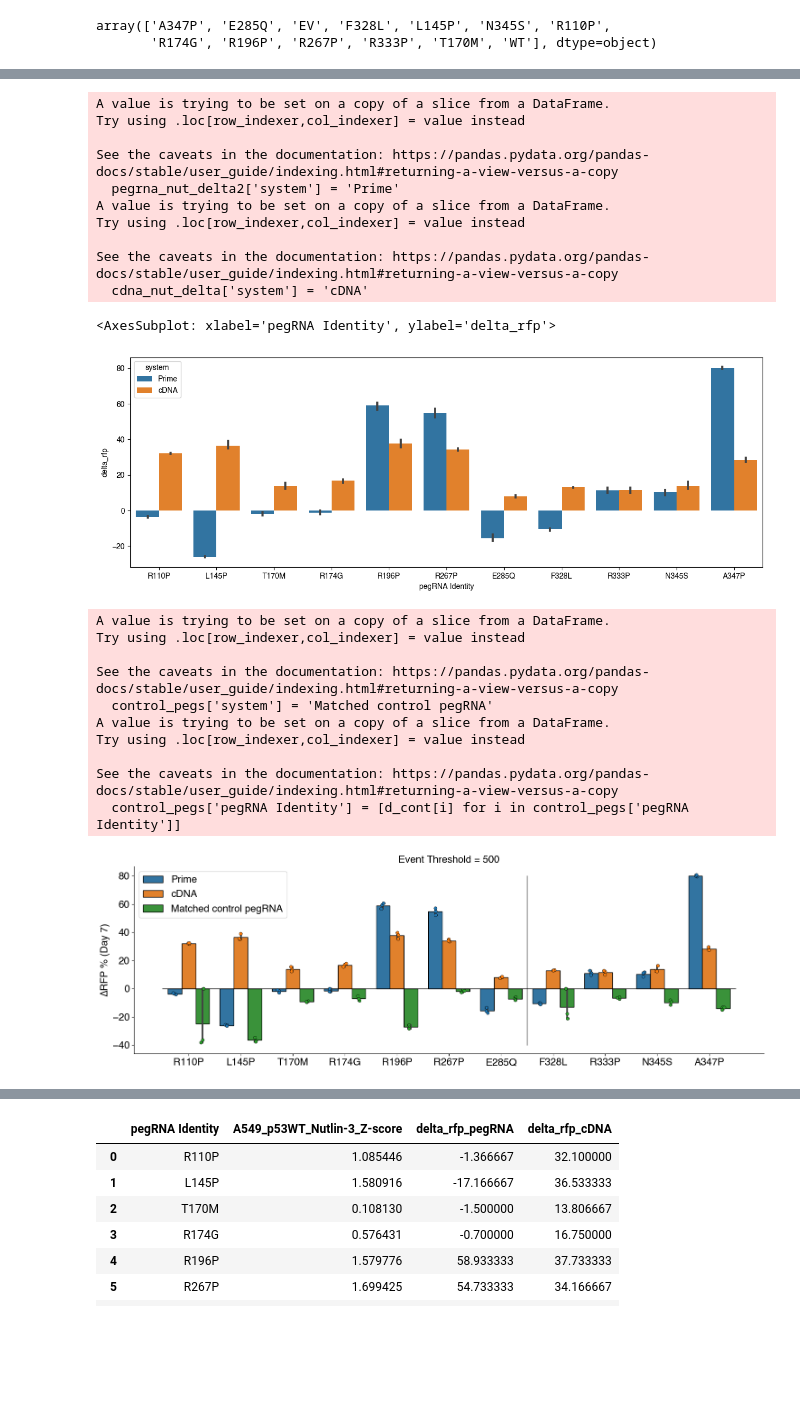
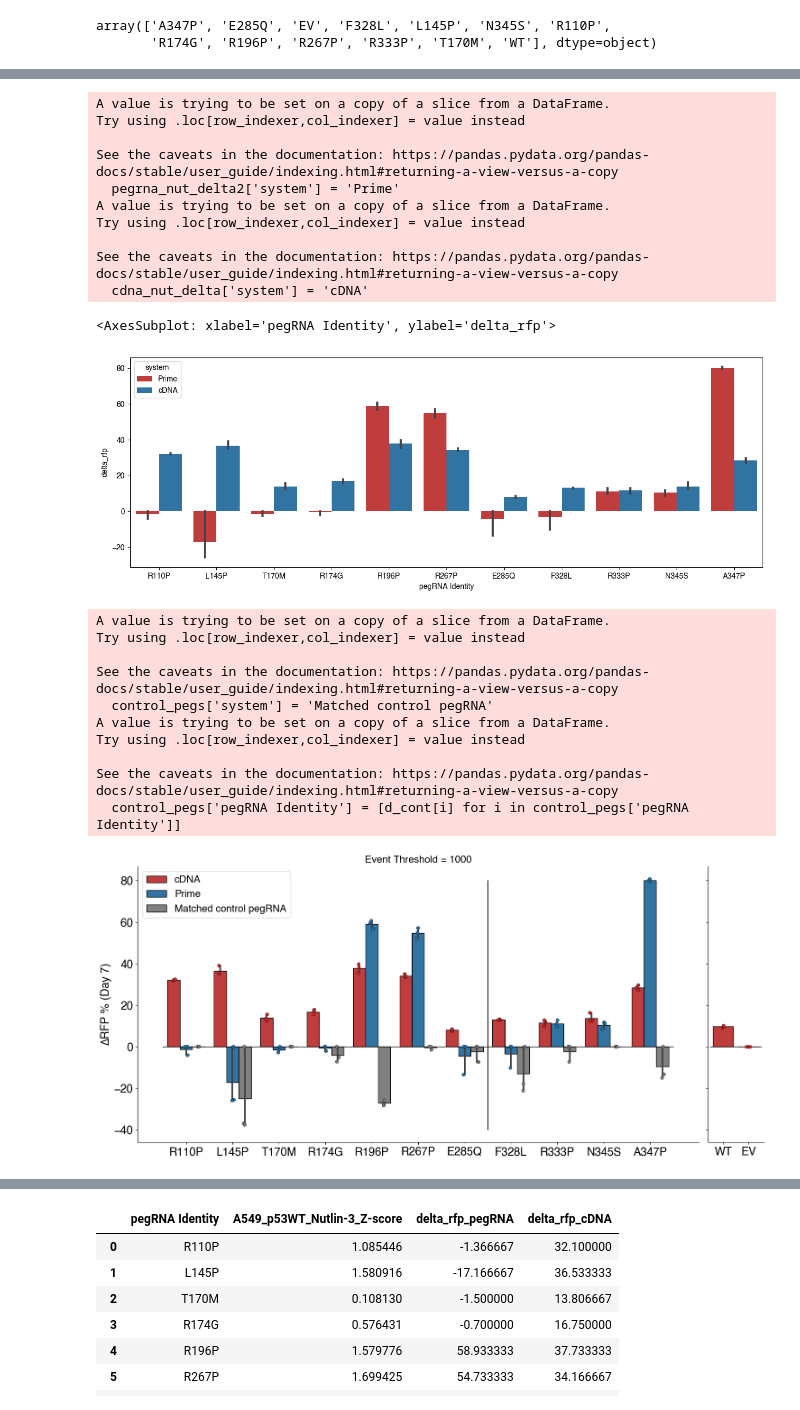
Before and after one commit to samgould2/p53-prime-editing-sensor, a Jupyter notebook: figure6.ipynb, the cells around one changed output, grey strips where cells are left out. Drawn from its saved outputs; the diff is of its cells as text; code cells hidden in the pictures; blank space fills up the shorter version.

Commit message:
figure updates

```diff
--- a/figure6.ipynb
+++ b/figure6.ipynb
@@ -738,7 +738,7 @@ match_df2 = match_df[1:7]
 a549 = read_samples(t0_df, match_df2)
 a549['pegRNA Identity'] = [i.upper() for i in a549['pegRNA Identity']]
 #a549 = a549[a549['pegRNA Identity']!='CONTROL']
-a549 = event_correction(a549, timepoint_final=3, event_threshold=500).drop(columns='index')
+a549 = event_correction(a549, timepoint_final=3, event_threshold=1000).drop(columns='index')
 # %%
 plot_df = a549
 
@@ -1023,14 +1023,14 @@ cdna_t0_day7
 | 248 | 13 | NaN | 10076 | 0.02000 | NaN | NaN | CONTROL | Treated | NaN | ... |
 165 rows × 10 columns
 # %%
-corr_d0_d7 = event_correction(cdna_t0_day7, timepoint_final=1, event_threshold=500)
+corr_d0_d7 = event_correction(cdna_t0_day7, timepoint_final=1, event_threshold=1000)
 # %%
 plot_df = corr_d0_d7
 
 #and plotting
 s1 = np.unique(plot_df['cDNA Identity'])
 samp_dict = dict(zip(list(range(1, len(s1)+1)), s1))
-
+h = ['Treated', 'Untreated']
 fig, ax = plt.subplots(6,5, figsize=(20,20), sharex=True, sharey=True)
 for i in range(6):
     for k in range(5):
@@ -1038,8 +1038,8 @@ for i in range(6):
         col = k
         sample_num = k +1+ i*5
         if sample_num<=len(s1):
-            sns.lineplot(data = plot_df[plot_df['cDNA Identity']==samp_dict[sample_num]], x='Timepoint', y='RFP+ %', hue='Treatment', ax = ax[row][col], legend=False)
-            sns.scatterplot(data = plot_df[plot_df['cDNA Identity']==samp_dict[sample_num]], x='Timepoint', y='RFP+ %', hue='Treatment', style = 'Corrected', markers=['o', 'X'], ax = ax[row][col], legend=False)
+            sns.lineplot(data = plot_df[plot_df['cDNA Identity']==samp_dict[sample_num]], x='Timepoint', y='RFP+ %', hue='Treatment', hue_order = h, ax = ax[row][col], legend=True)
+            sns.scatterplot(data = plot_df[plot_df['cDNA Identity']==samp_dict[sample_num]], x='Timepoint', y='RFP+ %', hue='Treatment', hue_order = h,style = 'Corrected', markers=['o', 'X'], ax = ax[row][col], legend=False)
             if sample_num<=29:
                 tit = samp_dict[sample_num]
                 ax[row][col].set_title(tit)
@@ -1101,7 +1101,7 @@ def fold_change_calc(df, key1 = 'pegRNA Identity', timepoints=2):
 
 delta_cdna = fold_change_calc(corr_d0_d7, key1 = 'cDNA Identity', timepoints=1)
 
-delta_pegrna = fold_change_calc(a549, key1 = 'pegRNA Identity', timepoints=1)
+delta_pegrna = fold_change_calc(a549, key1 = 'pegRNA Identity', timepoints=3)
 # %% [output]
 A value is trying to be set on a copy of a slice from a DataFrame.
 Try using .loc[row_indexer,col_indexer] = value instead
@@ -1171,7 +1171,7 @@ Try using .loc[row_indexer,col_indexer] = value instead
 See the caveats in the documentation: https://pandas.pydata.org/pandas-docs/stable/user_guide/indexing.html#returning-a-view-versus-a-copy
   cdna_nut_delta['system'] = 'cDNA'
 <AxesSubplot: xlabel='pegRNA Identity', ylabel='delta_rfp'>
-[figure, old version]
+[figure, new version]
 # %%
 control_pegs = pegrna_nut_delta[~pegrna_nut_delta['pegRNA Identity'].isin(l_mat)]
 controls = list(np.unique(control_pegs['pegRNA Identity']))
@@ -1181,39 +1181,54 @@ d_cont = dict(zip(controls, noncont))
 # %%
 control_pegs = pegrna_nut_delta[~pegrna_nut_delta['pegRNA Identity'].isin(l_mat)]
 control_pegs['system'] = 'Matched control pegRNA'
 
 control_pegs['pegRNA Identity'] = [d_cont[i] for i in control_pegs['pegRNA Identity']]
 
 a345 = pd.concat((combined_peg_cdna, control_pegs)).reset_index()
 order = ['R110P','L145P', 'T170M','R174G', 'R196P','R267P','E285Q','F328L','R333P','N345S', 'A347P',]
 
-fig, ax = plt.subplots(figsize=(15,5))
-sns.barplot(data=a345 , x='pegRNA Identity', y='delta_rfp', hue='system', order=order, linewidth=1, edgecolor='black')
-sns.stripplot(data=a345 , x='pegRNA Identity', y='delta_rfp', hue='system', order=order, dodge=True, linewidth=.5, edgecolor='black', legend=False)
-ax.tick_params(axis='both', which='major', labelsize=16)
-ax.spines['top'].set_visible(False)
-ax.spines['right'].set_visible(False)
+colors = ["tab:red", "tab:blue", "grey"]
+# Set your custom color palette
+sns.set_palette(sns.color_palette(colors))
 
-ax.set_ylabel('∆RFP % (Day 7)', fontsize=16)
-ax.set_xlabel('')
+hue_order=['cDNA','Prime', 'Matched control pegRNA']
 
-ax.plot([0-.5,10+.5], [0,0], color='black', linewidth=1)
-ax.plot([6.5,6.5], [-40,80], color='black', linewidth=1)
-ax.legend(fontsize=16)
-ax.set_title('Event Threshold = 500', fontsize=16)
+fig, ax = plt.subplots(1,2, figsize=(15,7), width_ratios=[10,1], sharey=True)
+sns.barplot(data=a345 , x='pegRNA Identity', y='delta_rfp', hue='system', hue_order=hue_order, order=order, linewidth=1, edgecolor='black', ax=ax[0])
+sns.stripplot(data=a345 , x='pegRNA Identity', y='delta_rfp', hue='system', hue_order=hue_order,order=order, dodge=True, linewidth=.5, edgecolor='black', legend=False, ax=ax[0])
+order2 = ['WT', 'EV']
+sns.barplot(data=a345 , x='pegRNA Identity', y='delta_rfp',color='tab:red', order=order2, linewidth=1, edgecolor='black', ax=ax[1])
+sns.stripplot(data=a345 , x='pegRNA Identity', y='delta_rfp', color='tab:red',order=order2, dodge=True, linewidth=.5, edgecolor='black', legend=False, ax=ax[1])
+ax[0].tick_params(axis='both', which='major', labelsize=18)
+ax[1].tick_params(axis='both', which='major', labelsize=18)
+ax[0].spines[['top', 'right']].set_visible(False)
+ax[1].spines[['top', 'right']].set_visible(False)
+
+ax[0].set_ylabel('∆RFP % (Day 7)', fontsize=18)
+ax[1].set_ylabel('', fontsize=18)
+ax[0].set_xlabel('')
+ax[1].set_xlabel('')
+
+ax[0].plot([0-.5,10+.5], [0,0], color='black', linewidth=1)
+ax[1].plot([0-.5,1+.5], [0,0], color='black', linewidth=1)
+ax[0].plot([6.5,6.5], [-40,80], color='black', linewidth=1)
+
+ax[0].legend(fontsize=16)
+ax[0].set_title('Event Threshold = 1000', fontsize=16)
 fig.tight_layout()
+#fig.savefig('fig6_1000.pdf')
 # %% [output]
 A value is trying to be set on a copy of a slice from a DataFrame.
 Try using .loc[row_indexer,col_indexer] = value instead
 
 See the caveats in the documentation: https://pandas.pydata.org/pandas-docs/stable/user_guide/indexing.html#returning-a-view-versus-a-copy
   control_pegs['system'] = 'Matched control pegRNA'
 A value is trying to be set on a copy of a slice from a DataFrame.
 Try using .loc[row_indexer,col_indexer] = value instead
 
 See the caveats in the documentation: https://pandas.pydata.org/pandas-docs/stable/user_guide/indexing.html#returning-a-view-versus-a-copy
   control_pegs['pegRNA Identity'] = [d_cont[i] for i in control_pegs['pegRNA Identity']]
-[figure, old version]
+[figure, new version]
 # %%
 peg2 = pegrna_nut_delta2[['pegRNA Identity', 'delta_rfp']].groupby(by='pegRNA Identity').mean().reset_index()
 #peg2['system'] = 'pegRNA'
```
Also changed, not shown: parts of 10 cells of this notebook, 1 other file.
